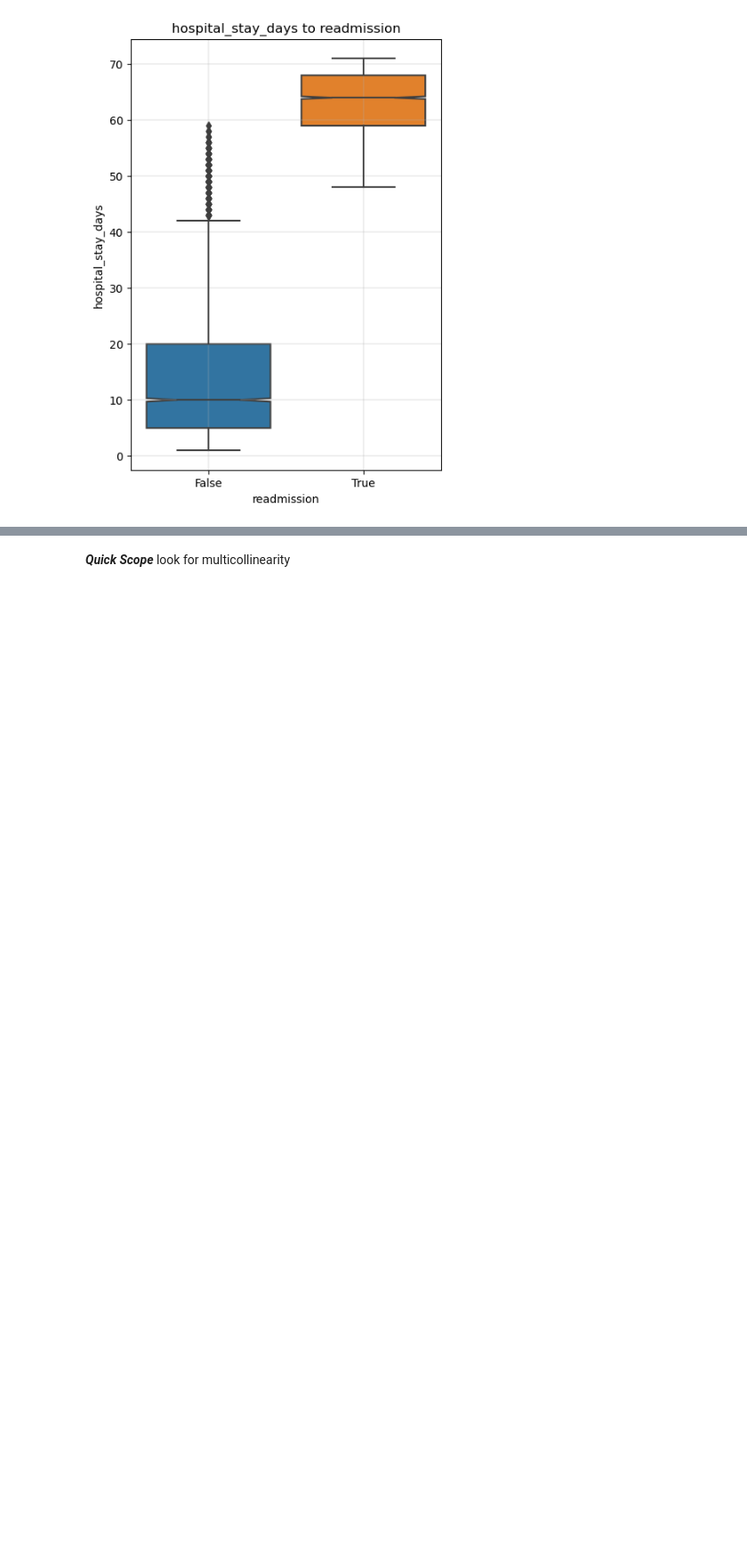
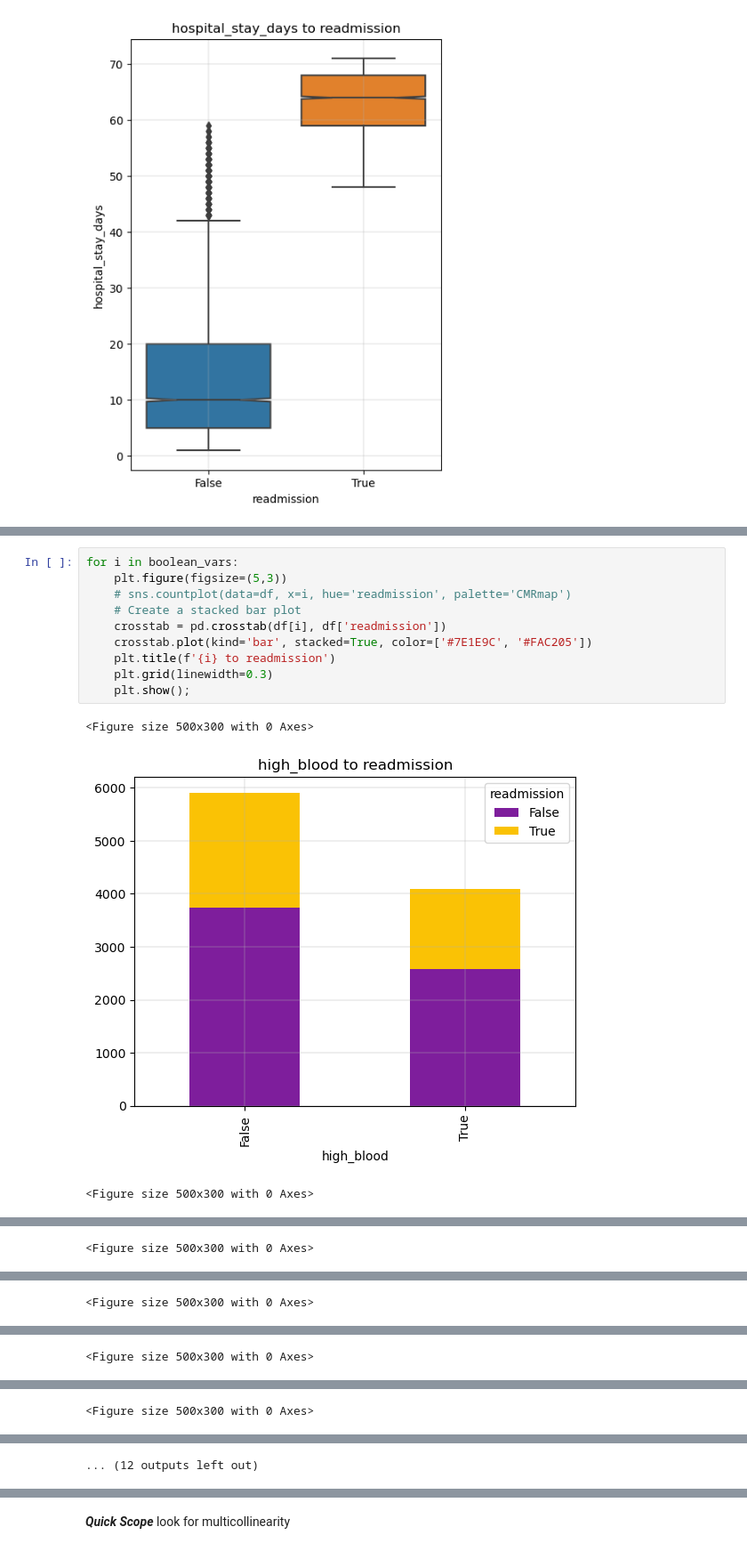
Before and after one commit to DesireeMcElroy/WGU_MSDA, a Jupyter notebook: D208-Predictive_Modeling/logistic_regression_task2.ipynb, the cells around one changed output, grey strips where cells are left out. Shown at 89% size. Drawn from its saved outputs; the diff is of its cells as text; blank space fills up the shorter version.

```diff
--- a/D208-Predictive_Modeling/logistic_regression_task2.ipynb
+++ b/D208-Predictive_Modeling/logistic_regression_task2.ipynb
@@ -477,0 +569,14 @@ for i in ordinal_vars:
+# %%
+for i in boolean_vars:
+    plt.figure(figsize=(5,3))
+    # sns.countplot(data=df, x=i, hue='readmission', palette='CMRmap')
+    # Create a stacked bar plot
+    crosstab = pd.crosstab(df[i], df['readmission'])
+    crosstab.plot(kind='bar', stacked=True, color=['#7E1E9C', '#FAC205'])
+    plt.title(f'{i} to readmission')
+    plt.grid(linewidth=0.3)
+    plt.show();
+# %% [output]
+<Figure size 500x300 with 0 Axes>
+[figure, added]
+<Figure size 500x300 with 0 Axes>
@@ -477,0 +584 @@ for i in ordinal_vars:
+<Figure size 500x300 with 0 Axes>
@@ -477,0 +586 @@ for i in ordinal_vars:
+<Figure size 500x300 with 0 Axes>
@@ -477,0 +588 @@ for i in ordinal_vars:
+<Figure size 500x300 with 0 Axes>
@@ -477,0 +590 @@ for i in ordinal_vars:
+<Figure size 500x300 with 0 Axes>
@@ -477,0 +592 @@ for i in ordinal_vars:
+... (12 outputs left out)
```
Also changed, not shown: parts of 55 cells of this notebook.
